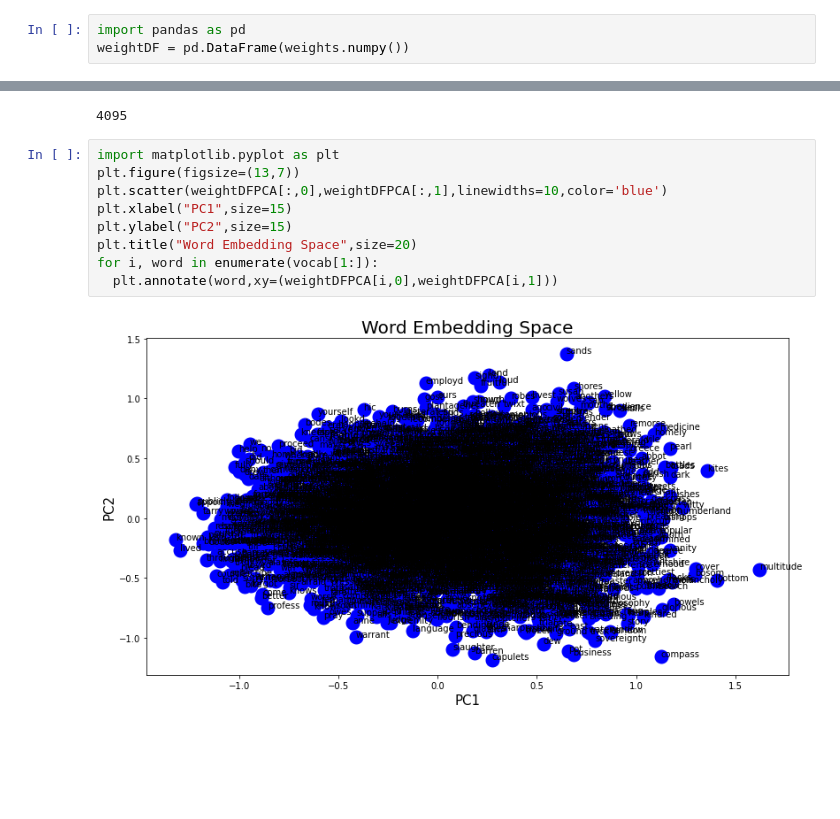
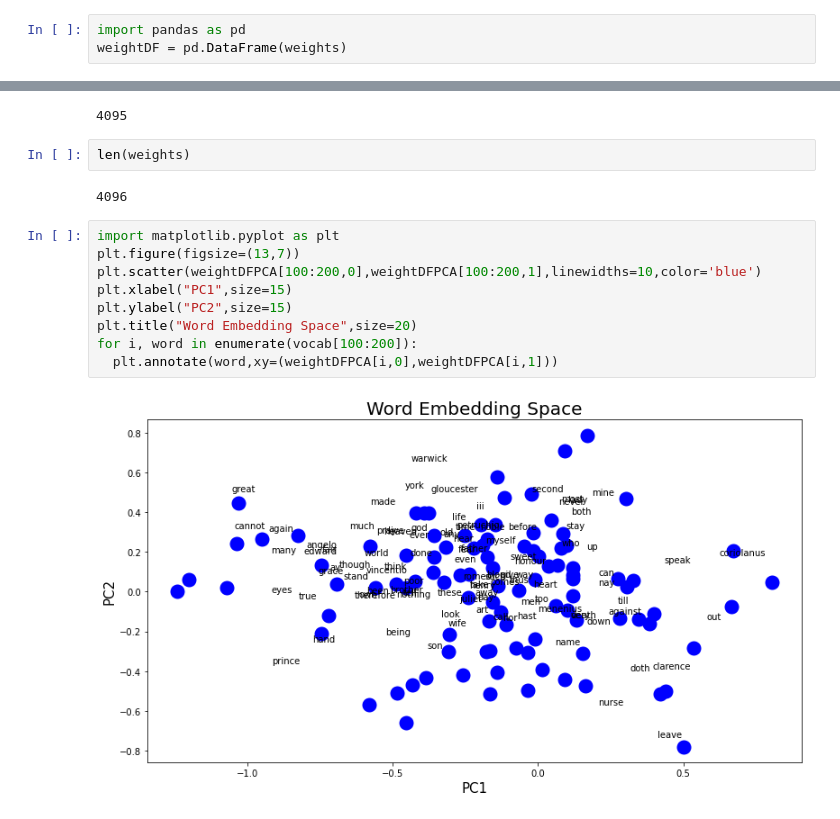
Before and after one commit to Abhishek-xavi/word2vec, a Jupyter notebook: tensorflow.ipynb, the cells around one changed output, grey strips where cells are left out. Drawn from its saved outputs; the diff is of its cells as text; blank space fills up the shorter version.

```diff
--- a/tensorflow.ipynb
+++ b/tensorflow.ipynb
@@ -320,7 +320,7 @@ out_v.close()
 out_m.close()
 # %%
 import pandas as pd
-weightDF = pd.DataFrame(weights.numpy())
+weightDF = pd.DataFrame(weights)
 # %%
 from sklearn.decomposition import PCA
 pca = PCA(n_components=2)
@@ -351,14 +351,18 @@ len(vocab[1:])
 # len(weightDFPCA)
 # %% [output]
 4095
+# %%
+len(weights)
+# %% [output]
+4096
 # %%
 import matplotlib.pyplot as plt
 plt.figure(figsize=(13,7))
-plt.scatter(weightDFPCA[:,0],weightDFPCA[:,1],linewidths=10,color='blue')
+plt.scatter(weightDFPCA[100:200,0],weightDFPCA[100:200,1],linewidths=10,color='blue')
 plt.xlabel("PC1",size=15)
 plt.ylabel("PC2",size=15)
 plt.title("Word Embedding Space",size=20)
-for i, word in enumerate(vocab[1:]):
+for i, word in enumerate(vocab[100:200]):
   plt.annotate(word,xy=(weightDFPCA[i,0],weightDFPCA[i,1]))
 # %% [output]
-[figure, old version]
+[figure, new version]
```
Also changed, not shown: parts of 7 cells of this notebook, 15 other files.
